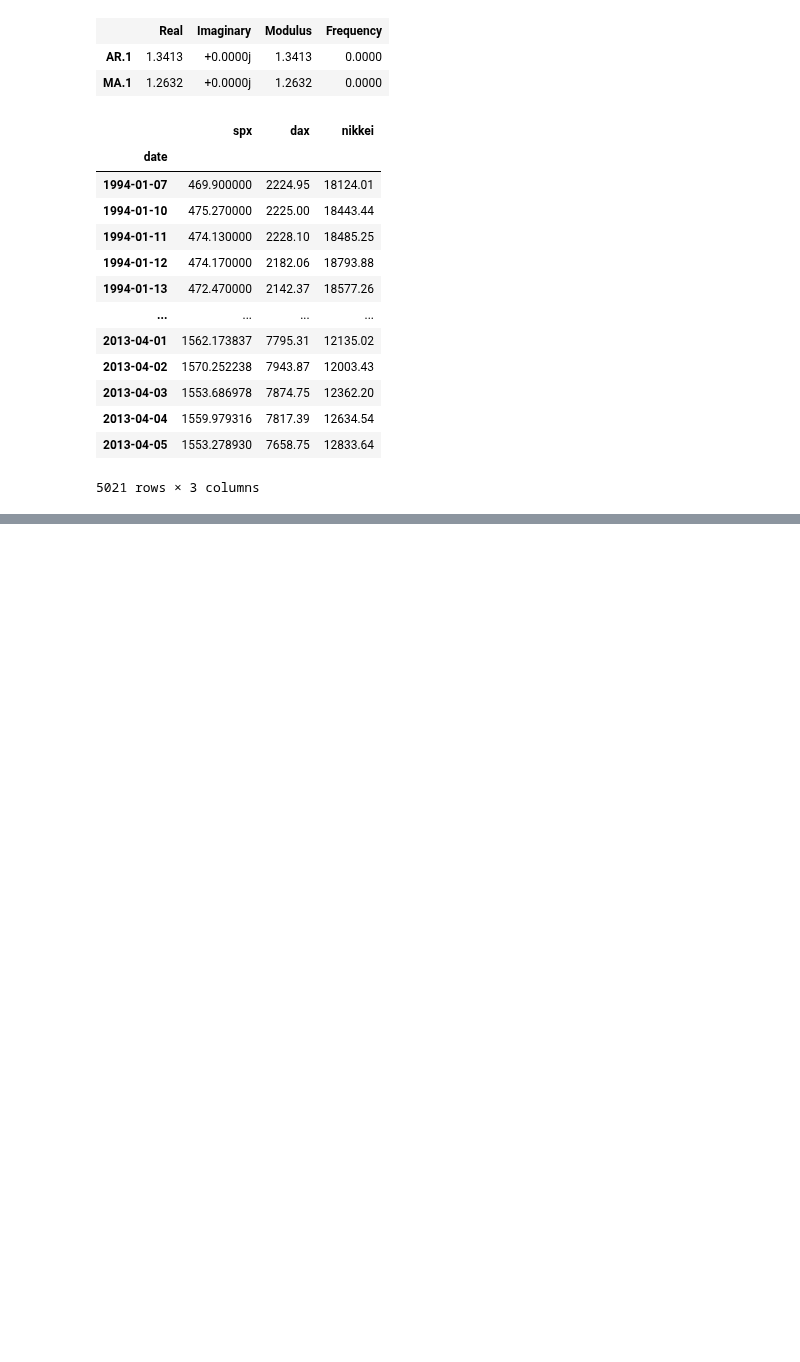
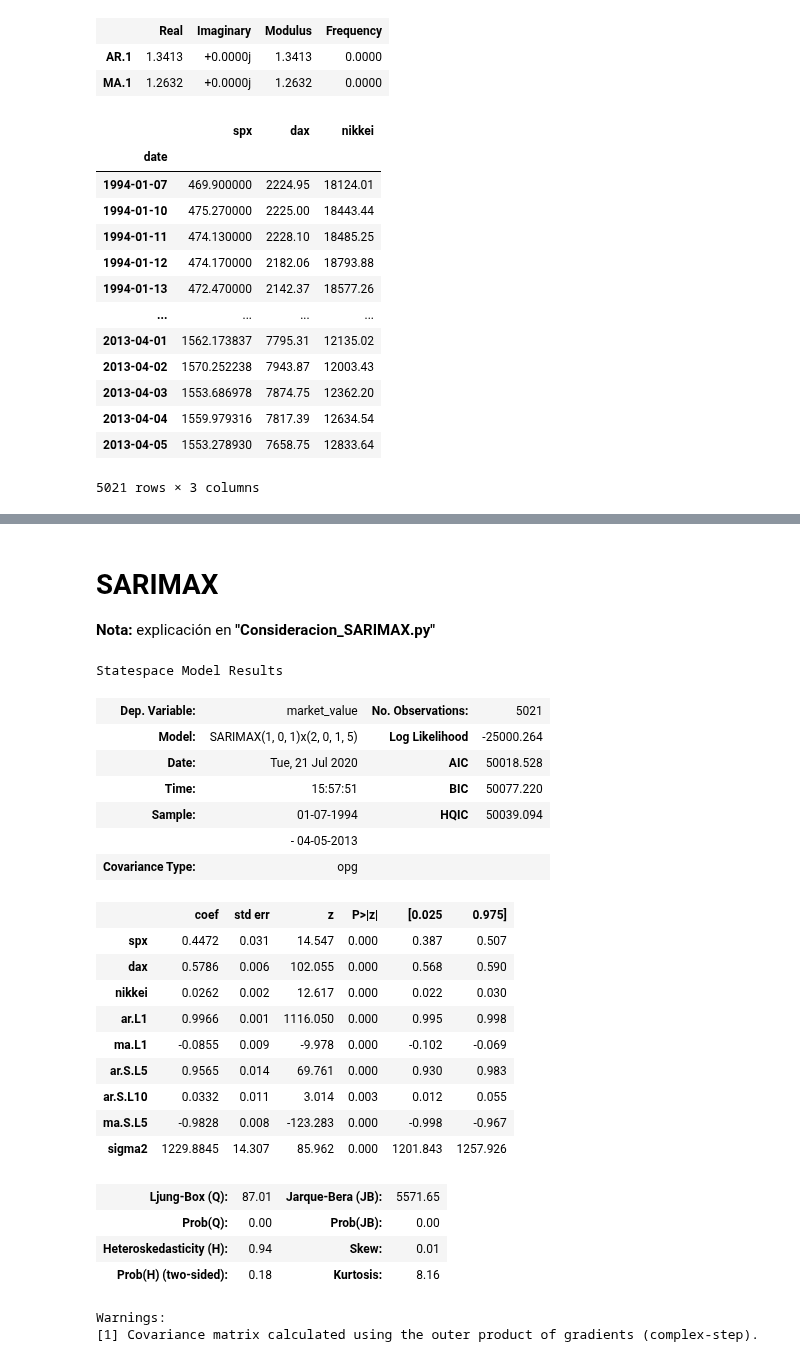
Before and after one commit to virf96/Proyectos, a Jupyter notebook: Consideraciones_ARIMA.ipynb, the cells around one changed output, grey strips where cells are left out. Cells and saved outputs as stored; diff of their text form; code cells hidden in the pictures; blank space fills up the shorter version.

```diff
--- a/Consideraciones_ARIMA.ipynb
+++ b/Consideraciones_ARIMA.ipynb
@@ -502,3 +502,7 @@ Roots
 |  | Real | Imaginary | Modulus | Frequency |
 | AR.1 | 1.3345 | +0.0000j | 1.3345 | 0.0000 |
 | MA.1 | 1.2563 | +0.0000j | 1.2563 | 0.0000 |
+# %% [markdown]
+# SARIMAX
+
+**Nota:** explicación en **"Consideracion_SARIMAX.py"**
@@ -504,0 +511,33 @@ Roots
+# %%
+#SARIMAX(1,0,1)(2,0,1,5)
+model_sarimax = SARIMAX(df.market_value,exog=df.loc[:,['spx','dax','nikkei']],order=(1,0,1),seasonal_order=(2,0,1,5))
+results_sarimax=model_sarimax.fit()
+#Observamos el retraso de la parte autorregresiva del modelo y el residuo de la parte de medias móviles que se tomo de la parte no estacionaria
+#Obseravamos para la parte estacionario la parte autorregresiva con ciclo de 5 periodos y 2 retrasos, además de el residuo de medias móviles con ciclo de 5 períodos y 1 retraso
+#Observamos los p-values y todos los coeficientes son significativos conlo que podemos deducir que examinar la estacionalidad con este ciclo nos da un buen modelo
+results_sarimax.summary()
+# %% [output]
+Statespace Model Results
+| Dep. Variable: | market_value | No. Observations: | 5021 |
+| Model: | SARIMAX(1, 0, 1)x(2, 0, 1, 5) | Log Likelihood | -25000.264 |
+| Date: | Tue, 21 Jul 2020 | AIC | 50018.528 |
+| Time: | 15:57:51 | BIC | 50077.220 |
+| Sample: | 01-07-1994 | HQIC | 50039.094 |
+|  | - 04-05-2013 |  |  |
+| Covariance Type: | opg |  |  |
+|  | coef | std err | z | P>|z| | [0.025 | 0.975] |
+| spx | 0.4472 | 0.031 | 14.547 | 0.000 | 0.387 | 0.507 |
+| dax | 0.5786 | 0.006 | 102.055 | 0.000 | 0.568 | 0.590 |
+| nikkei | 0.0262 | 0.002 | 12.617 | 0.000 | 0.022 | 0.030 |
+| ar.L1 | 0.9966 | 0.001 | 1116.050 | 0.000 | 0.995 | 0.998 |
+| ma.L1 | -0.0855 | 0.009 | -9.978 | 0.000 | -0.102 | -0.069 |
+| ar.S.L5 | 0.9565 | 0.014 | 69.761 | 0.000 | 0.930 | 0.983 |
+| ar.S.L10 | 0.0332 | 0.011 | 3.014 | 0.003 | 0.012 | 0.055 |
+| ma.S.L5 | -0.9828 | 0.008 | -123.283 | 0.000 | -0.998 | -0.967 |
+| sigma2 | 1229.8845 | 14.307 | 85.962 | 0.000 | 1201.843 | 1257.926 |
+| Ljung-Box (Q): | 87.01 | Jarque-Bera (JB): | 5571.65 |
+| Prob(Q): | 0.00 | Prob(JB): | 0.00 |
+| Heteroskedasticity (H): | 0.94 | Skew: | 0.01 |
+| Prob(H) (two-sided): | 0.18 | Kurtosis: | 8.16 |
+Warnings:
+[1] Covariance matrix calculated using the outer product of gradients (complex-step).
```
Also changed, not shown: parts of 7 cells of this notebook.
